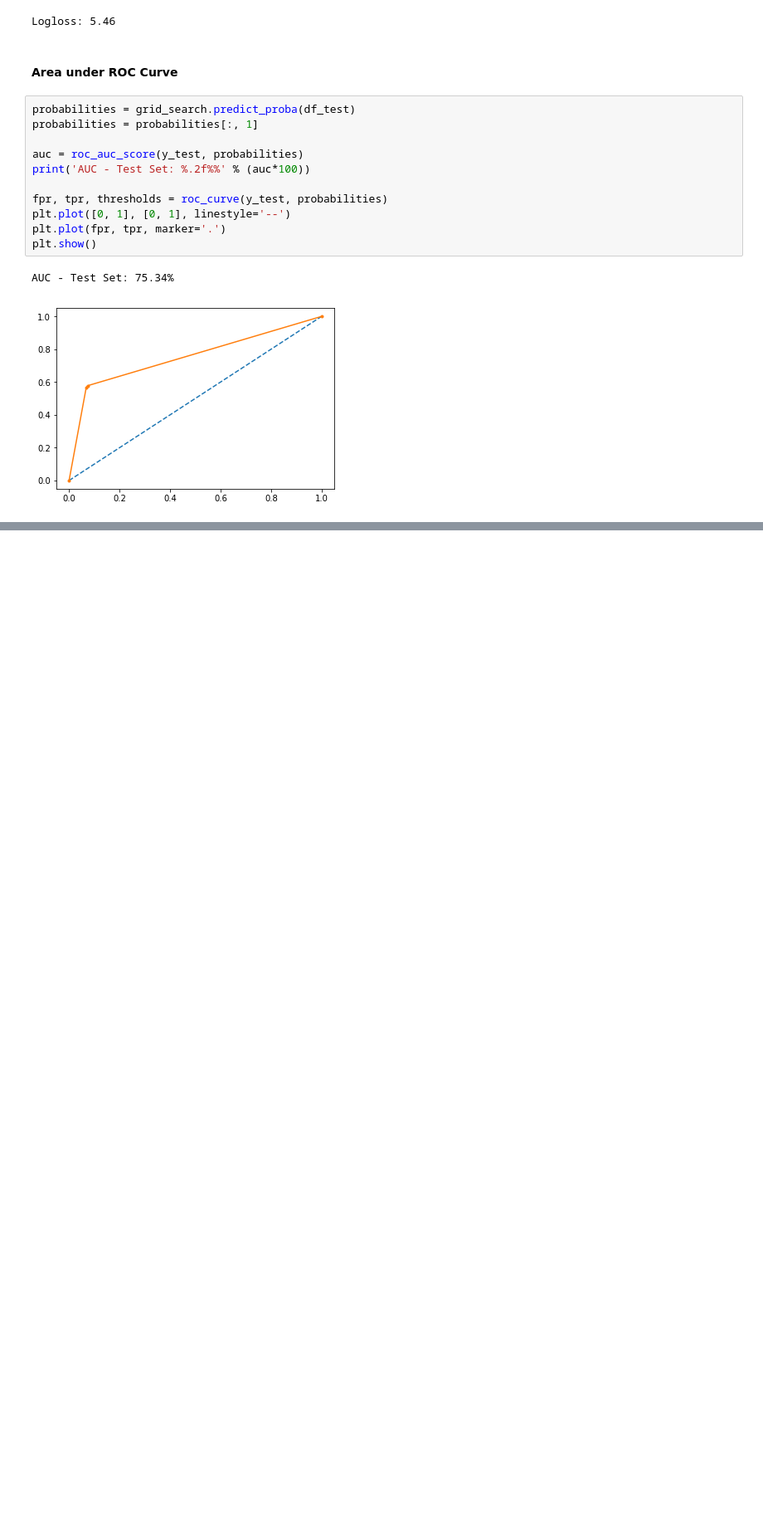
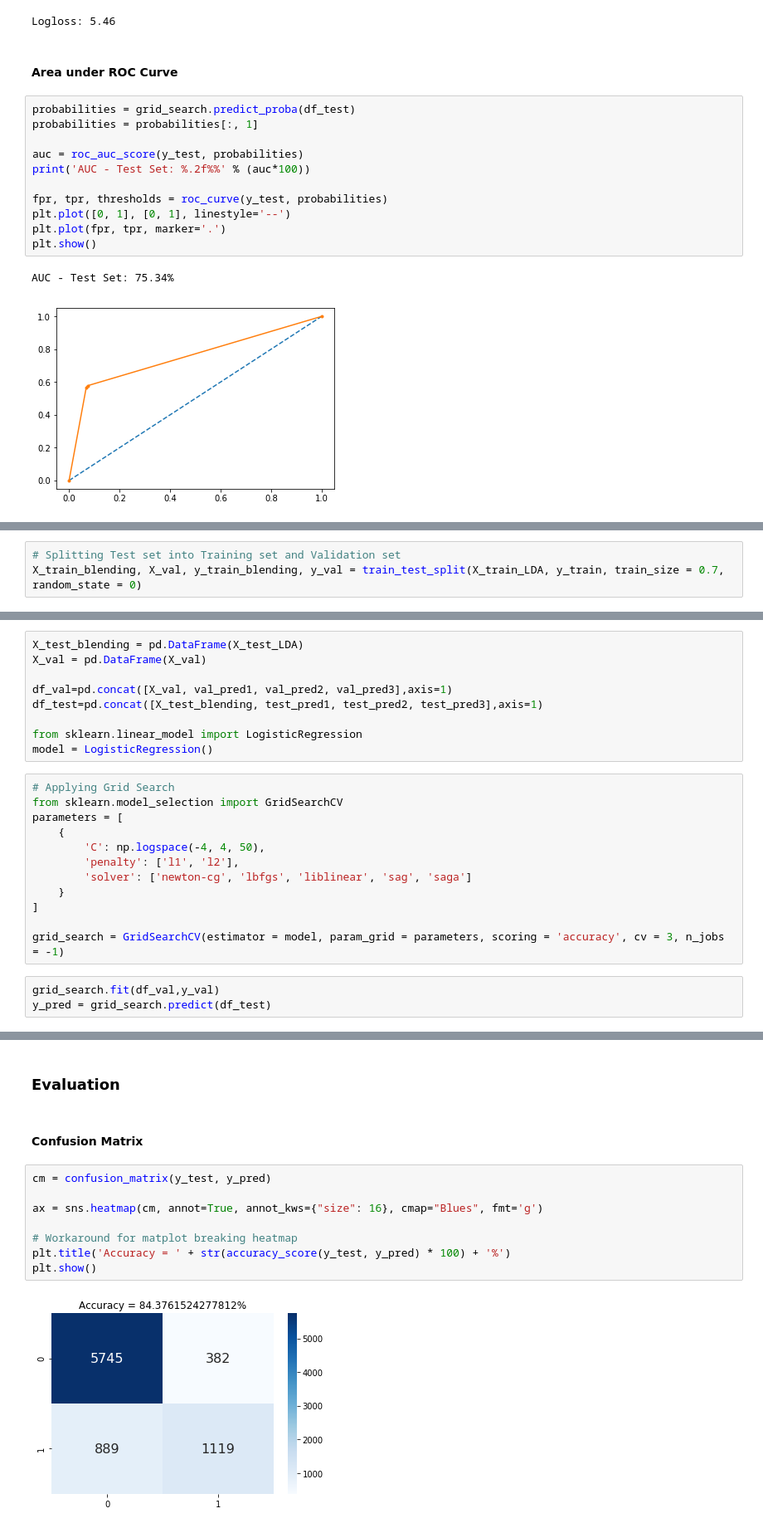
Before and after one commit to amansahil/Income-Predictor, a Jupyter notebook: main.ipynb, the cells around one changed output, grey strips where cells are left out. Shown at 83% size. Cells and saved outputs as stored; diff of their text form; blank space fills up the shorter version.

Commit message:
Added blending and stacking

```diff
--- a/main.ipynb
+++ b/main.ipynb
@@ -880,0 +883,3 @@ AUC - Test Set: 75.34%
+# %%
+# Splitting Test set into Training set and Validation set
+X_train_blending, X_val, y_train_blending, y_val = train_test_split(X_train_LDA, y_train, train_size = 0.7, random_state = 0)
@@ -880,0 +910,24 @@ AUC - Test Set: 75.34%
+# %%
+X_test_blending = pd.DataFrame(X_test_LDA)
+X_val = pd.DataFrame(X_val)
+
+df_val=pd.concat([X_val, val_pred1, val_pred2, val_pred3],axis=1)
+df_test=pd.concat([X_test_blending, test_pred1, test_pred2, test_pred3],axis=1)
+
+from sklearn.linear_model import LogisticRegression
+model = LogisticRegression()
+# %%
+# Applying Grid Search
+from sklearn.model_selection import GridSearchCV
+parameters = [
+    {
+        'C': np.logspace(-4, 4, 50),
+        'penalty': ['l1', 'l2'],
+        'solver': ['newton-cg', 'lbfgs', 'liblinear', 'sag', 'saga']
+    }
+]
+
+grid_search = GridSearchCV(estimator = model, param_grid = parameters, scoring = 'accuracy', cv = 3, n_jobs = -1)
+# %%
+grid_search.fit(df_val,y_val)
+y_pred = grid_search.predict(df_test)
@@ -880,0 +938,14 @@ AUC - Test Set: 75.34%
+# %% [markdown]
+### Evaluation
+# %% [markdown]
+#### Confusion Matrix
+# %%
+cm = confusion_matrix(y_test, y_pred)
+
+ax = sns.heatmap(cm, annot=True, annot_kws={"size": 16}, cmap="Blues", fmt='g')
+
+# Workaround for matplot breaking heatmap
+plt.title('Accuracy = ' + str(accuracy_score(y_test, y_pred) * 100) + '%')
+plt.show()
+# %% [output]
+[figure, added]
```
Also changed, not shown: parts of 24 cells of this notebook.
